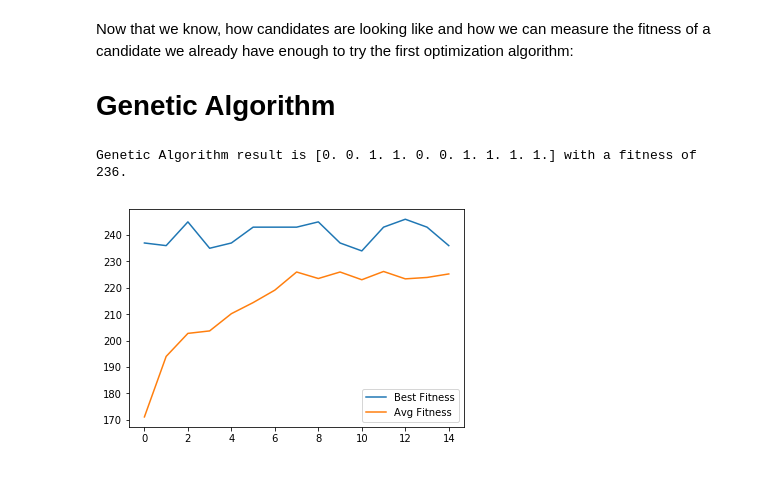
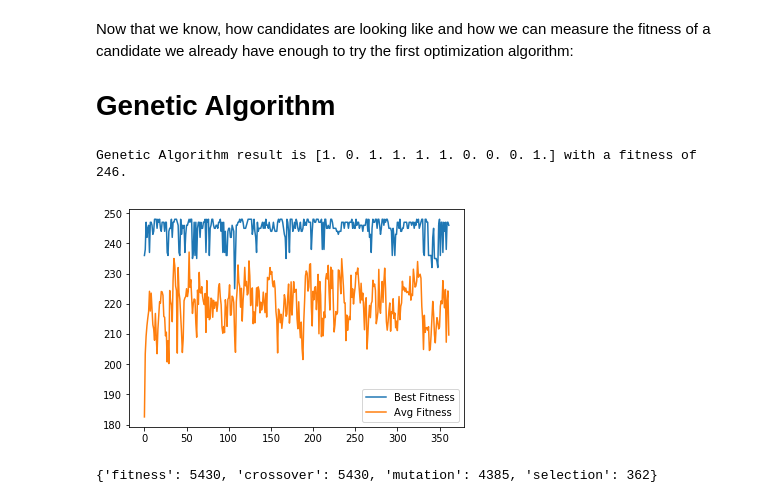
Before and after one commit to pmayaduque/metapy, a Jupyter notebook: examples/knapsack_ga.ipynb, the cells around one changed output. Saved outputs shown, nothing was run; the diff lists cells and outputs as text; code cells hidden in the pictures.

```diff
--- a/examples/knapsack_ga.ipynb
+++ b/examples/knapsack_ga.ipynb
@@ -6,10 +6,11 @@ Given a set of items, each with a weight and a value, determine the number of ea
 # %%
 # 1 stands for: we are including this item
 candidate = [0, 1, 1, 0, 0, 1, 0, 0, 0, 1, 1, 0, 0, 1, 0, 1, 0, 1, 0, 0]
+values = [69, 21, 33, 50, 89, 58, 27, 95, 52, 68, 26, 84, 46, 28, 25, 81, 82, 27, 50, 61]
+weights = [6, 1, 1, 4, 9, 7, 3, 5, 7, 7, 9, 4, 4, 4, 8, 7, 7, 6, 5, 3]
 
 def value(candidate):
-    values = [69, 21, 33, 50, 89, 58, 27, 95, 52, 68, 26, 84, 46, 28, 25, 81, 82, 27, 50, 61]
-    weights = [6, 1, 1, 4, 9, 7, 3, 5, 7, 7, 9, 4, 4, 4, 8, 7, 7, 6, 5, 3]
+    global values, weights
 
     max_weight = 15
     total_weight = 0
@@ -39,7 +40,7 @@ from metapy.algorithms import GeneticAlgorithm
 
 class GeneticKnapsackAlgorithm(GeneticAlgorithm):
     def __init__(self, values, weights):
-        super().__init__(generations=15, mutation_rate=0.2,
+        super().__init__(mutation_rate=0.2,
                          population_size=15, elitism=0, minimize=False)
 
         # We initialize the algorithm with a random population
@@ -68,17 +69,21 @@ class GeneticKnapsackAlgorithm(GeneticAlgorithm):
                                                  minimize=False)
 # %%
 ga = GeneticKnapsackAlgorithm(values, weights)
-res = ga.optimize()
-print("Genetic Algorithm result is {} with a fitness of {}.".format(res.solution, res.best_fitness[-1]))
+res = ga.optimize(max_time=2)
+print("Genetic Algorithm result is {} with a fitness of {}.".format(res.solution, res.best_progress[-1]))
 # %% [output]
-Genetic Algorithm result is [0. 0. 1. 1. 0. 0. 1. 1. 1. 1.] with a fitness of 236.
+Genetic Algorithm result is [1. 0. 1. 1. 1. 1. 0. 0. 0. 1.] with a fitness of 246.
 # %%
 import matplotlib.pyplot as plt
 %matplotlib inline
 
-plt.plot(np.arange(len(res.best_fitness)), res.best_fitness, label="Best Fitness")
-plt.plot(np.arange(len(res.average_fitness)), res.average_fitness, label="Avg Fitness")
+plt.plot(np.arange(len(res.best_progress)), res.best_progress, label="Best Fitness")
+plt.plot(np.arange(len(res.averaged_progress)), res.averaged_progress, label="Avg Fitness")
 plt.legend()
 plt.show()
 # %% [output]
-[figure, old version]
+[figure, new version]
+# %%
+print(res.function_calls)
+# %% [output]
+{'fitness': 5430, 'crossover': 5430, 'mutation': 4385, 'selection': 362}
```
Also changed, not shown: parts of 1 cell of this notebook, 21 other files.
